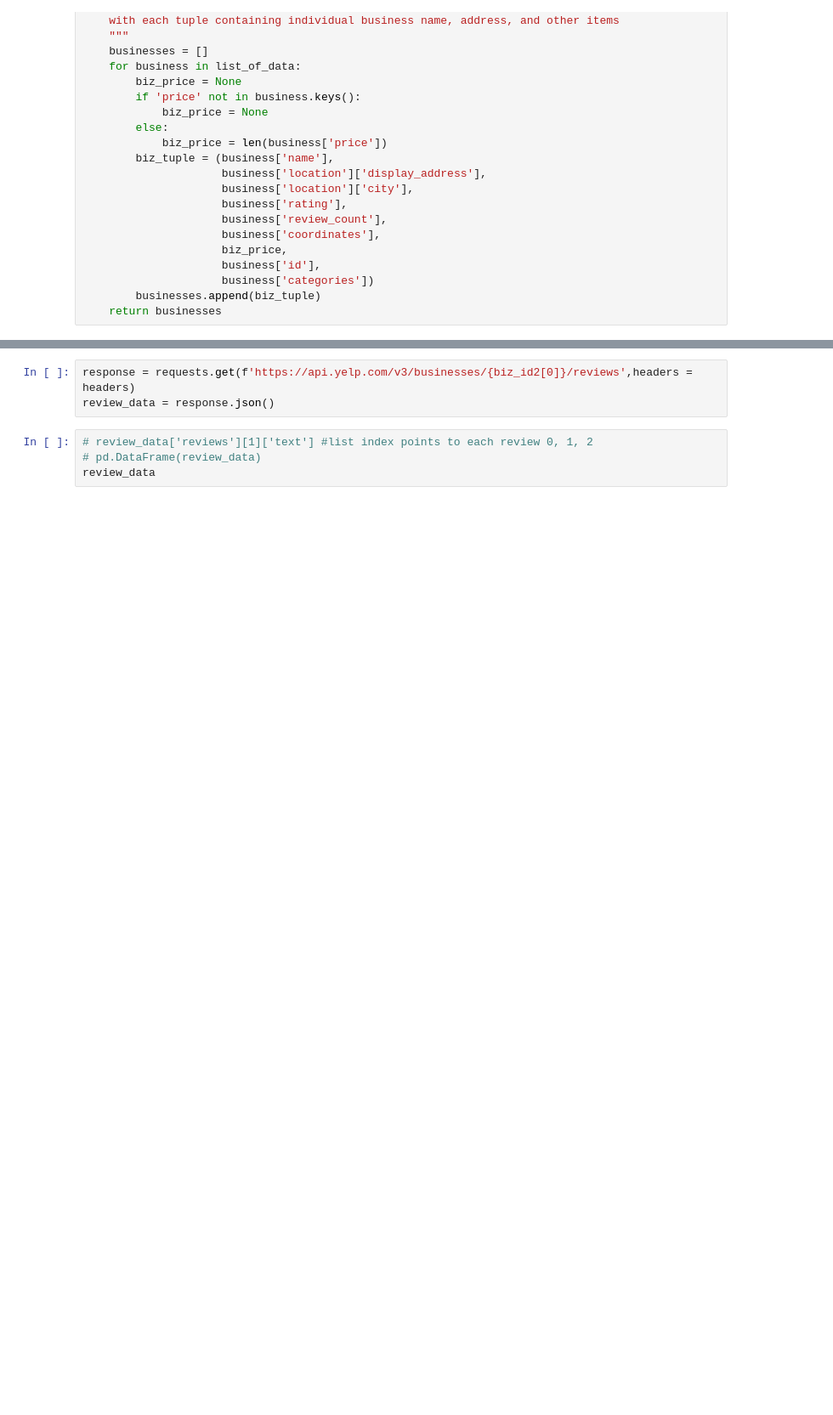
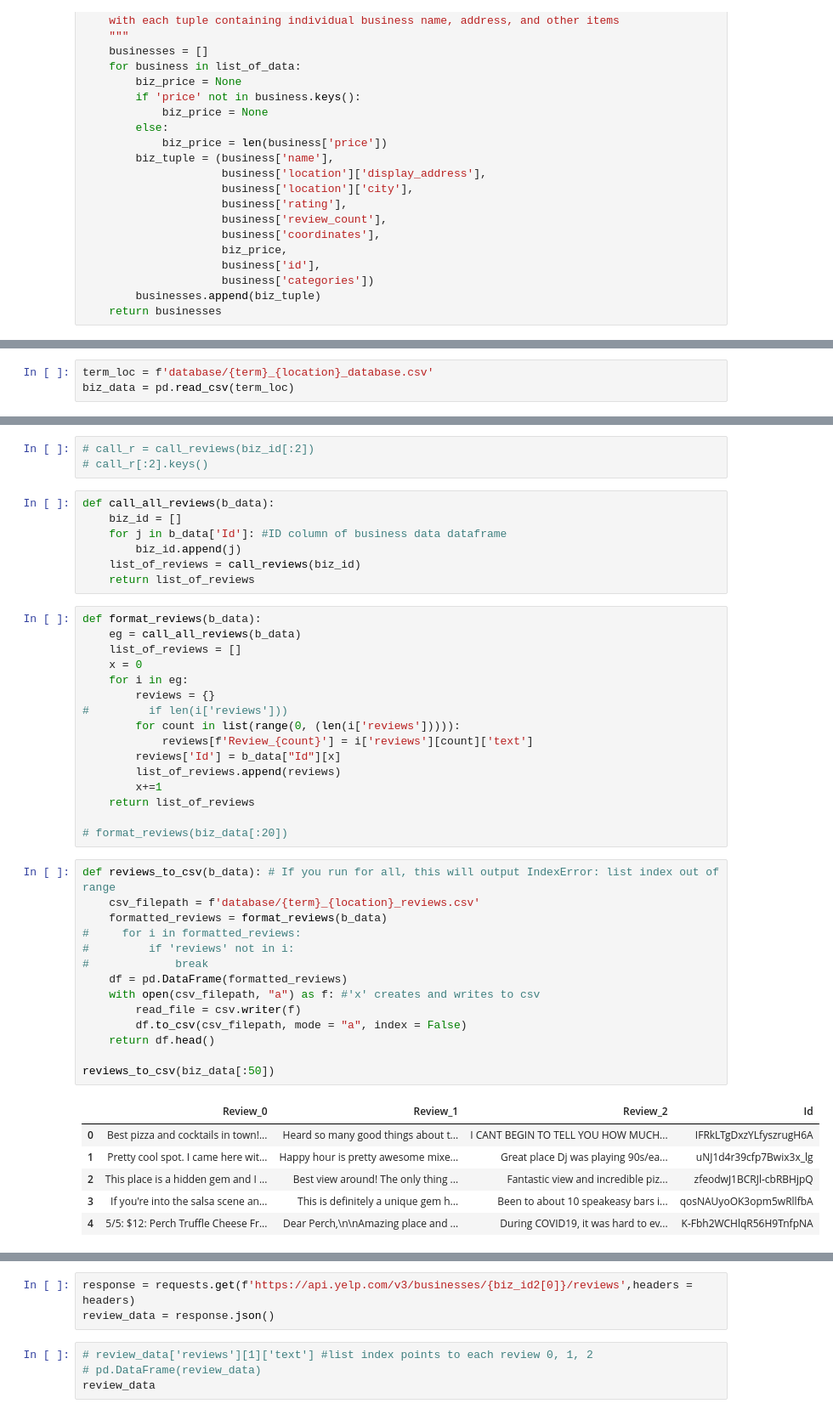
Before and after one commit to mike-flanagan/Yelp_Jake_Mike_Phase_1, a Jupyter notebook: yelp_business_insights.ipynb, the cells around one changed output, grey strips where cells are left out. Shown at 85% size. Drawn from its saved outputs; the diff is of its cells as text; blank space fills up the shorter version.

```diff
--- a/yelp_business_insights.ipynb
+++ b/yelp_business_insights.ipynb
@@ -154,0 +157,3 @@ called
+# %%
+term_loc = f'database/{term}_{location}_database.csv'
+biz_data = pd.read_csv(term_loc)
@@ -163 +174,48 @@ called
+# %%
+# call_r = call_reviews(biz_id[:2])
+# call_r[:2].keys()
+# %%
+def call_all_reviews(b_data):
+    biz_id = []
+    for j in b_data['Id']: #ID column of business data dataframe
+        biz_id.append(j)
+    list_of_reviews = call_reviews(biz_id)
+    return list_of_reviews
+# %%
+def format_reviews(b_data):
+    eg = call_all_reviews(b_data)
+    list_of_reviews = []
+    x = 0
+    for i in eg:
+        reviews = {}
+#         if len(i['reviews']))
+        for count in list(range(0, (len(i['reviews'])))):
+            reviews[f'Review_{count}'] = i['reviews'][count]['text']
+        reviews['Id'] = b_data["Id"][x]
+        list_of_reviews.append(reviews)
+        x+=1
+    return list_of_reviews
+
+# format_reviews(biz_data[:20])
+# %%
+def reviews_to_csv(b_data): # If you run for all, this will output IndexError: list index out of range
+    csv_filepath = f'database/{term}_{location}_reviews.csv'
+    formatted_reviews = format_reviews(b_data)
+#     for i in formatted_reviews:
+#         if 'reviews' not in i:
+#             break
+    df = pd.DataFrame(formatted_reviews)
+    with open(csv_filepath, "a") as f: #'x' creates and writes to csv
+        read_file = csv.writer(f)
+        df.to_csv(csv_filepath, mode = "a", index = False)
+    return df.head()
+
+reviews_to_csv(biz_data[:50])
+# %% [output]
+|  | Review_0 | Review_1 | Review_2 | Id |
+| 0 | Best pizza and cocktails in town!... | Heard so many good things about t... | I CANT BEGIN TO TELL YOU HOW MUCH... | IFRkLTgDxzYLfyszrugH6A |
+| 1 | Pretty cool spot. I came here wit... | Happy hour is pretty awesome mixe... | Great place Dj was playing 90s/ea... | uNJ1d4r39cfp7Bwix3x_lg |
+| 2 | This place is a hidden gem and I ... | Best view around! The only thing ... | Fantastic view and incredible piz... | zfeodwJ1BCRJl-cbRBHjpQ |
+| 3 | If you're into the salsa scene an... | This is definitely a unique gem h... | Been to about 10 speakeasy bars i... | qosNAUyoOK3opm5wRllfbA |
+| 4 | 5/5: $12: Perch Truffle Cheese Fr... | Dear Perch,\n\nAmazing place and ... | During COVID19, it was hard to ev... | K-Fbh2WCHlqR56H9TnfpNA |
 # %%
```
Also changed, not shown: parts of 14 cells of this notebook, 28 other files.
